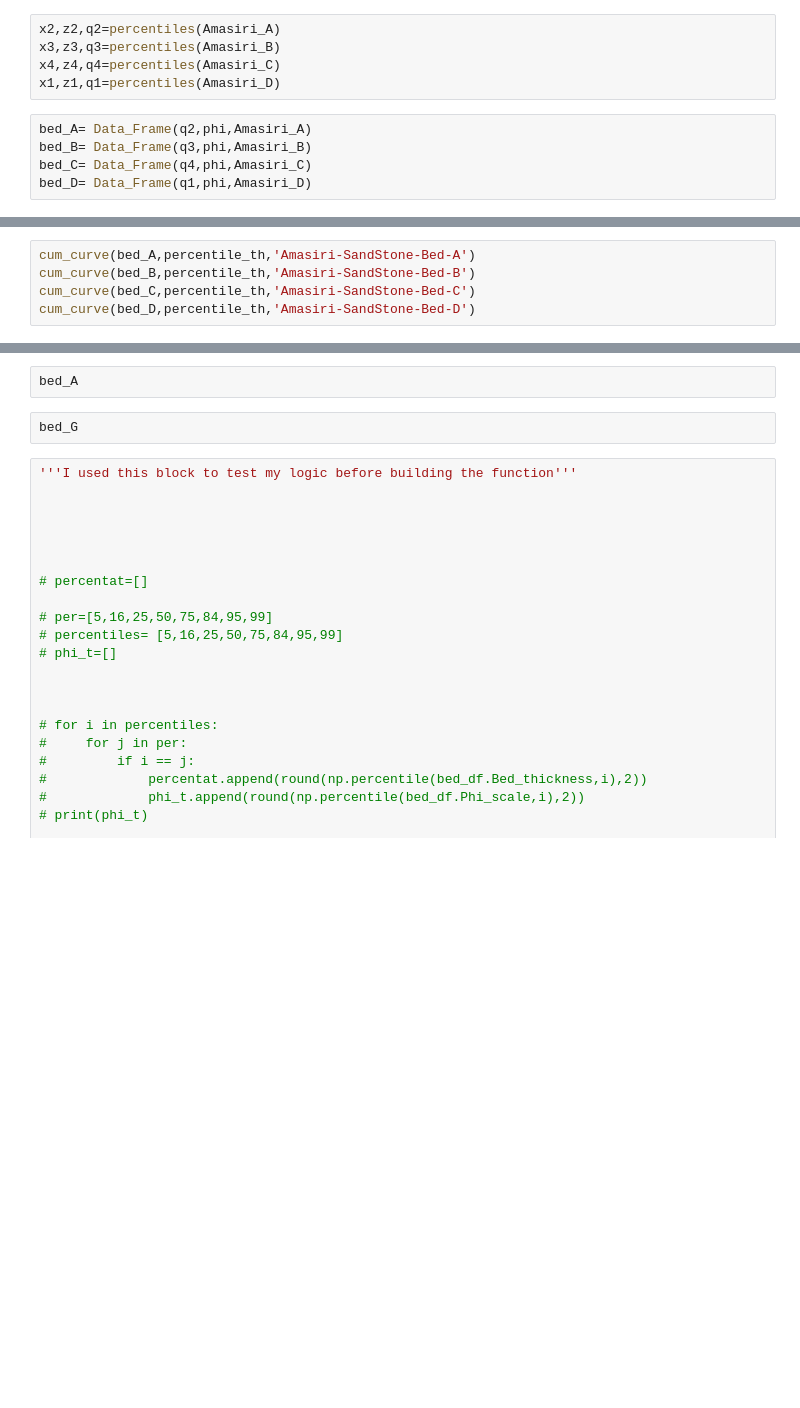
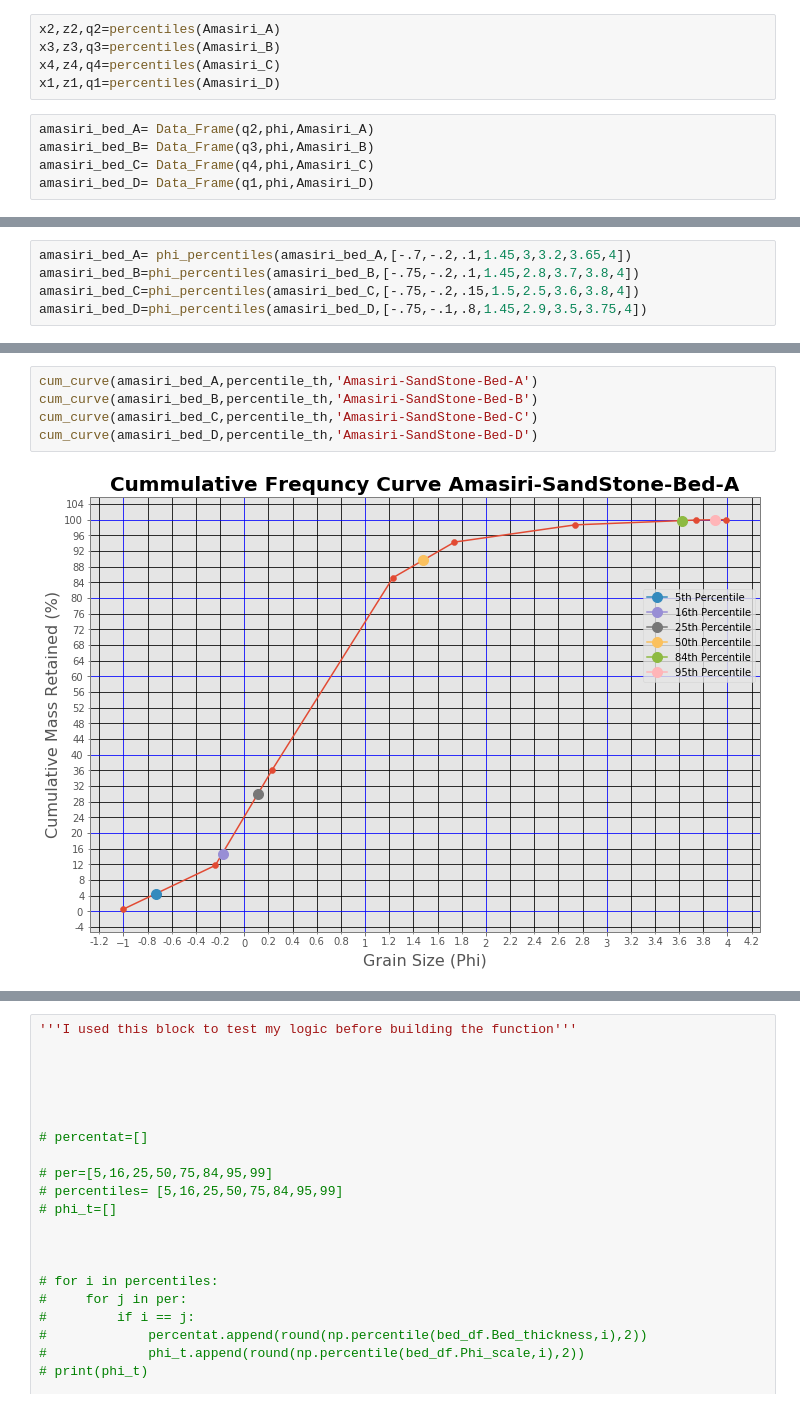
Before and after one commit to philip-kio/SediPack-Notebook, a Jupyter notebook: Project_Notebook.ipynb, the cells around one changed output, grey strips where cells are left out. Saved outputs shown, nothing was run; the diff lists cells and outputs as text; blank space fills up the shorter version.

```diff
--- a/Project_Notebook.ipynb
+++ b/Project_Notebook.ipynb
@@ -220,7 +291,7 @@ x3,z3,q3=percentiles(Amasiri_B)
 x4,z4,q4=percentiles(Amasiri_C)
 x1,z1,q1=percentiles(Amasiri_D)
 # %%
-bed_A= Data_Frame(q2,phi,Amasiri_A)
-bed_B= Data_Frame(q3,phi,Amasiri_B)
-bed_C= Data_Frame(q4,phi,Amasiri_C)
-bed_D= Data_Frame(q1,phi,Amasiri_D)
+amasiri_bed_A= Data_Frame(q2,phi,Amasiri_A)
+amasiri_bed_B= Data_Frame(q3,phi,Amasiri_B)
+amasiri_bed_C= Data_Frame(q4,phi,Amasiri_C)
+amasiri_bed_D= Data_Frame(q1,phi,Amasiri_D)
@@ -226,0 +325,5 @@ bed_D= Data_Frame(q1,phi,Amasiri_D)
+# %%
+amasiri_bed_A= phi_percentiles(amasiri_bed_A,[-.7,-.2,.1,1.45,3,3.2,3.65,4])
+amasiri_bed_B=phi_percentiles(amasiri_bed_B,[-.75,-.2,.1,1.45,2.8,3.7,3.8,4])
+amasiri_bed_C=phi_percentiles(amasiri_bed_C,[-.75,-.2,.15,1.5,2.5,3.6,3.8,4])
+amasiri_bed_D=phi_percentiles(amasiri_bed_D,[-.75,-.1,.8,1.45,2.9,3.5,3.75,4])
@@ -227,5 +342,7 @@ bed_D= Data_Frame(q1,phi,Amasiri_D)
 # %%
-cum_curve(bed_A,percentile_th,'Amasiri-SandStone-Bed-A')
-cum_curve(bed_B,percentile_th,'Amasiri-SandStone-Bed-B')
-cum_curve(bed_C,percentile_th,'Amasiri-SandStone-Bed-C')
-cum_curve(bed_D,percentile_th,'Amasiri-SandStone-Bed-D')
+cum_curve(amasiri_bed_A,percentile_th,'Amasiri-SandStone-Bed-A')
+cum_curve(amasiri_bed_B,percentile_th,'Amasiri-SandStone-Bed-B')
+cum_curve(amasiri_bed_C,percentile_th,'Amasiri-SandStone-Bed-C')
+cum_curve(amasiri_bed_D,percentile_th,'Amasiri-SandStone-Bed-D')
+# %% [output]
+[figure, added]
@@ -232,7 +352,3 @@ cum_curve(bed_D,percentile_th,'Amasiri-SandStone-Bed-D')
-# %%
-bed_A
-# %%
-bed_G
 # %%
 '''I used this block to test my logic before building the function'''
 
```
Also changed, not shown: parts of 71 cells of this notebook.
